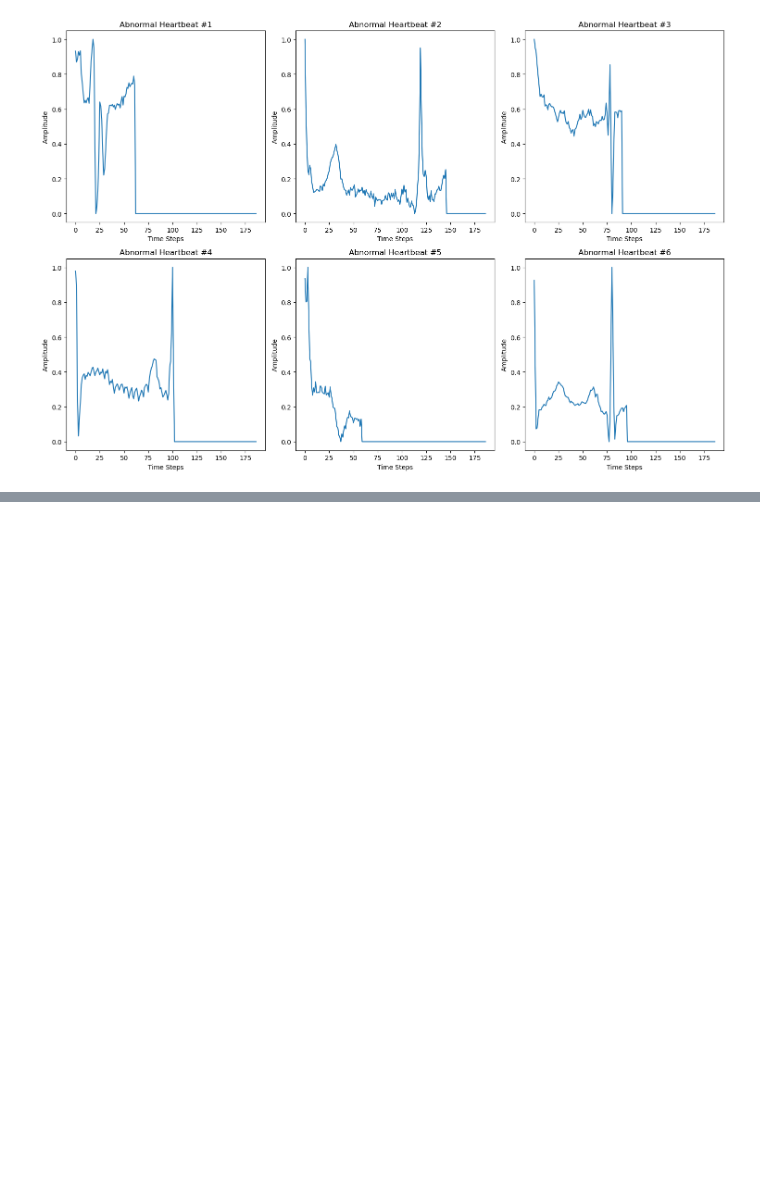
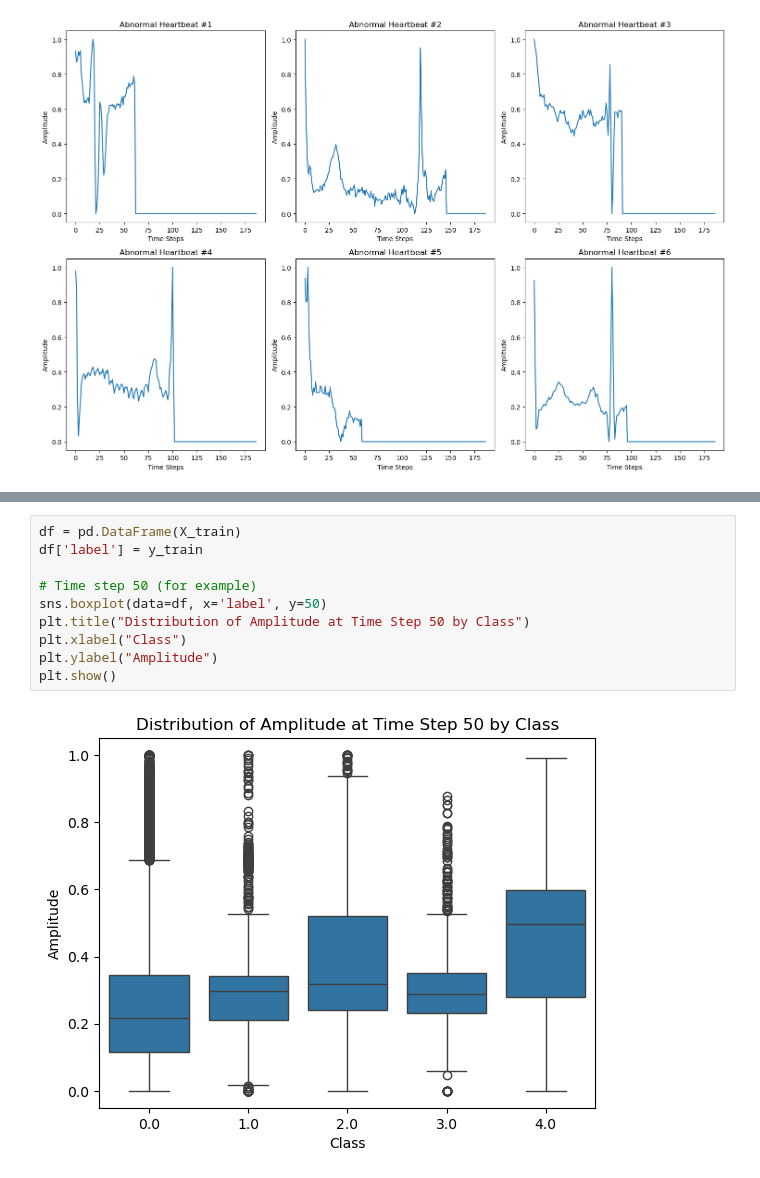
Before and after one commit to arilui/EKGenie, a Jupyter notebook: HawraaJupyter.ipynb, the cells around one changed output, grey strips where cells are left out. Drawn from its saved outputs; the diff is of its cells as text; blank space fills up the shorter version.

```diff
--- a/HawraaJupyter.ipynb
+++ b/HawraaJupyter.ipynb
@@ -242,0 +256,12 @@ plt.show()
+# %%
+df = pd.DataFrame(X_train)
+df['label'] = y_train
+
+# Time step 50 (for example)
+sns.boxplot(data=df, x='label', y=50)
+plt.title("Distribution of Amplitude at Time Step 50 by Class")
+plt.xlabel("Class")
+plt.ylabel("Amplitude")
+plt.show()
+# %% [output]
+[figure, added]
```
Also changed, not shown: parts of 4 cells of this notebook.
